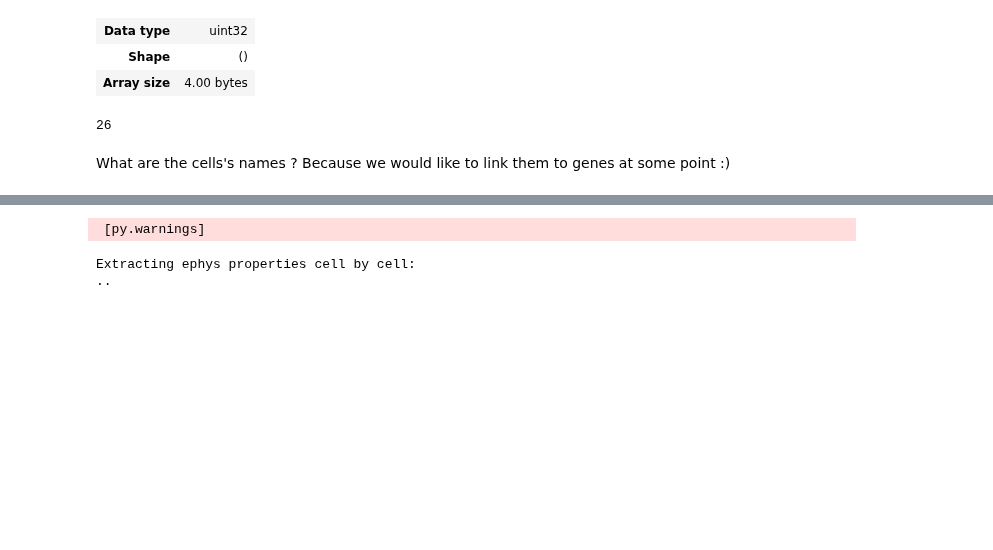
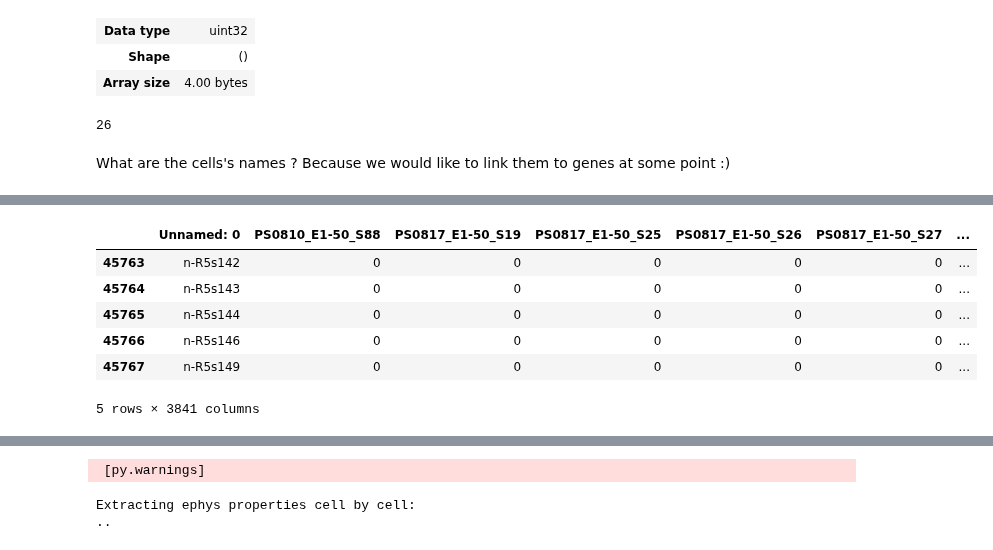
Before and after one commit to berenslab/hh_sbi, a Jupyter notebook: code/preprocess.ipynb, the cells around one changed output, grey strips where cells are left out. Saved outputs shown, nothing was run; the diff lists cells and outputs as text; code cells hidden in the pictures; blank space fills up the shorter version.

```diff
--- a/code/preprocess.ipynb
+++ b/code/preprocess.ipynb
@@ -262,0 +327,10 @@ from dataset import load_bioarxiv_dataset,partitions, Datagen
+# %%
+df_genes.tail()
+# %% [output]
+|  | Unnamed: 0 | PS0810_E1-50_S88 | PS0817_E1-50_S19 | PS0817_E1-50_S25 | PS0817_E1-50_S26 | PS0817_E1-50_S27 | ... |
+| 45763 | n-R5s142 | 0 | 0 | 0 | 0 | 0 | ... |
+| 45764 | n-R5s143 | 0 | 0 | 0 | 0 | 0 | ... |
+| 45765 | n-R5s144 | 0 | 0 | 0 | 0 | 0 | ... |
+| 45766 | n-R5s146 | 0 | 0 | 0 | 0 | 0 | ... |
+| 45767 | n-R5s149 | 0 | 0 | 0 | 0 | 0 | ... |
+5 rows × 3841 columns
```
Also changed, not shown: parts of 14 cells of this notebook, 3 other files.
